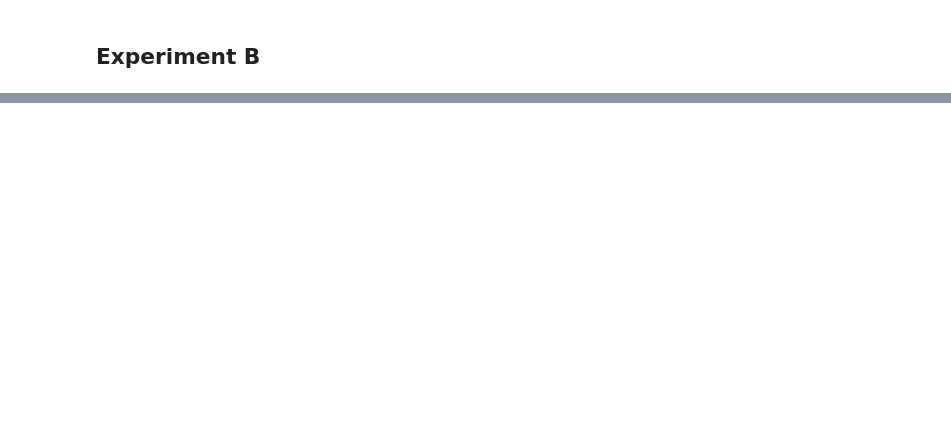
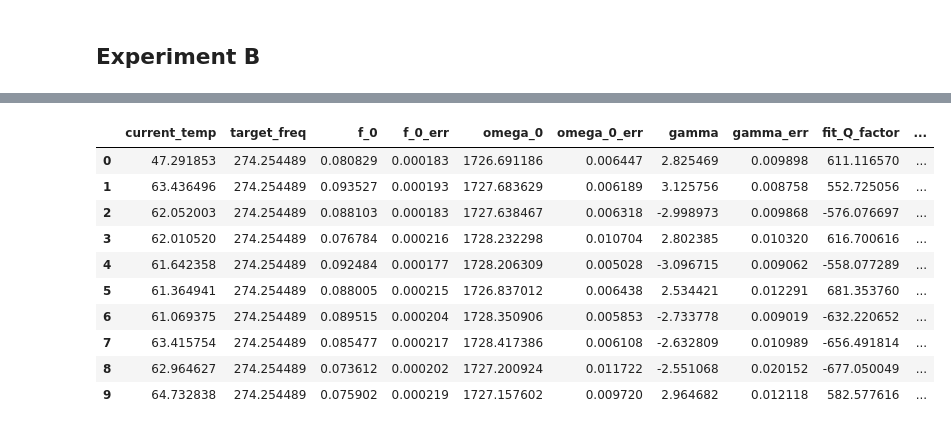
Before and after one commit to Just-Neptun/FP, a Jupyter notebook: F75 Computers and Data/Data_Analysis/analysis_B.ipynb, the cells around one changed output, grey strips where cells are left out. Cells and saved outputs as stored; diff of their text form; code cells hidden in the pictures; blank space fills up the shorter version.

```diff
--- a/F75 Computers and Data/Data_Analysis/analysis_B.ipynb
+++ b/F75 Computers and Data/Data_Analysis/analysis_B.ipynb
@@ -51,0 +68,18 @@ for i, loc in enumerate(locs):
+# %%
+df = pd.DataFrame(fitparam_results)
+df.pop('params_list')
+df.pop('params_err_list')
+
+display(df)
+# %% [output]
+|  | current_temp | target_freq | f_0 | f_0_err | omega_0 | omega_0_err | gamma | gamma_err | fit_Q_factor | ... |
+| 0 | 47.291853 | 274.254489 | 0.080829 | 0.000183 | 1726.691186 | 0.006447 | 2.825469 | 0.009898 | 611.116570 | ... |
+| 1 | 63.436496 | 274.254489 | 0.093527 | 0.000193 | 1727.683629 | 0.006189 | 3.125756 | 0.008758 | 552.725056 | ... |
+| 2 | 62.052003 | 274.254489 | 0.088103 | 0.000183 | 1727.638467 | 0.006318 | -2.998973 | 0.009868 | -576.076697 | ... |
+| 3 | 62.010520 | 274.254489 | 0.076784 | 0.000216 | 1728.232298 | 0.010704 | 2.802385 | 0.010320 | 616.700616 | ... |
+| 4 | 61.642358 | 274.254489 | 0.092484 | 0.000177 | 1728.206309 | 0.005028 | -3.096715 | 0.009062 | -558.077289 | ... |
+| 5 | 61.364941 | 274.254489 | 0.088005 | 0.000215 | 1726.837012 | 0.006438 | 2.534421 | 0.012291 | 681.353760 | ... |
+| 6 | 61.069375 | 274.254489 | 0.089515 | 0.000204 | 1728.350906 | 0.005853 | -2.733778 | 0.009019 | -632.220652 | ... |
+| 7 | 63.415754 | 274.254489 | 0.085477 | 0.000217 | 1728.417386 | 0.006108 | -2.632809 | 0.010989 | -656.491814 | ... |
+| 8 | 62.964627 | 274.254489 | 0.073612 | 0.000202 | 1727.200924 | 0.011722 | -2.551068 | 0.020152 | -677.050049 | ... |
+| 9 | 64.732838 | 274.254489 | 0.075902 | 0.000219 | 1727.157602 | 0.009720 | 2.964682 | 0.012118 | 582.577616 | ... |
```
Also changed, not shown: parts of 8 cells of this notebook, 1 other file.
